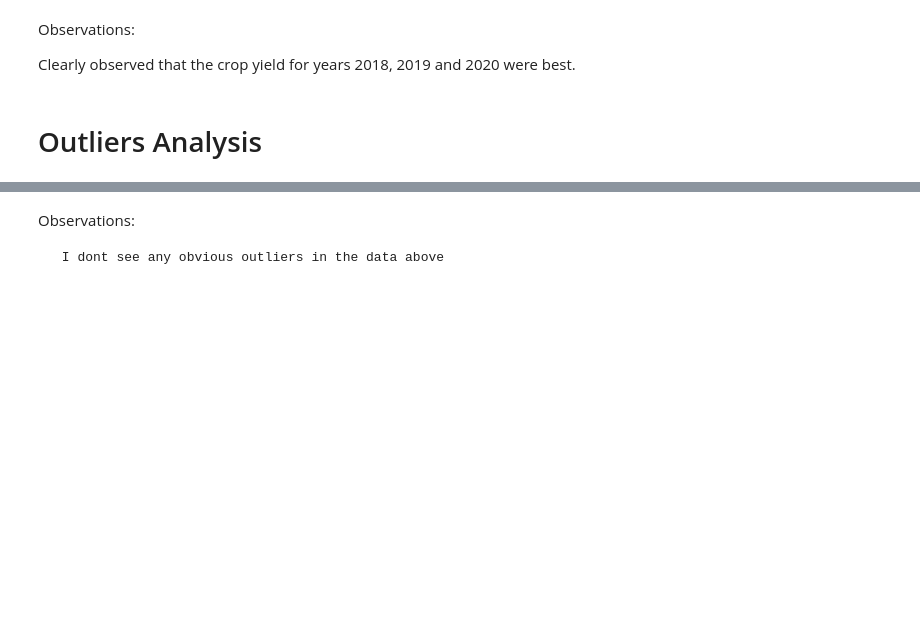
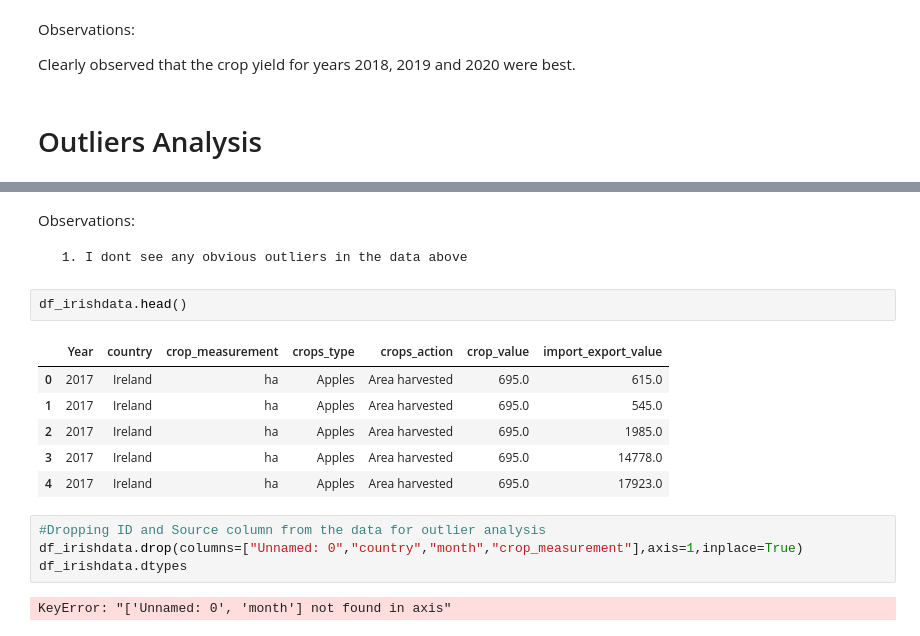
Before and after one commit to chrischukwuka2022/ca2-repo, a Jupyter notebook: CA2.Data_Analystic.ipynb, the cells around one changed output, grey strips where cells are left out. Cells and saved outputs as stored; diff of their text form; blank space fills up the shorter version.

```diff
--- a/CA2.Data_Analystic.ipynb
+++ b/CA2.Data_Analystic.ipynb
@@ -1399,4 +1640,19 @@ df_irishdata.describe()
 # %% [markdown]
 Observations:
 
-     I dont see any obvious outliers in the data above
+     1. I dont see any obvious outliers in the data above
+# %%
+df_irishdata.head()
+# %% [output]
+|  | Year | country | crop_measurement | crops_type | crops_action | crop_value | import_export_value |
+| 0 | 2017 | Ireland | ha | Apples | Area harvested | 695.0 | 615.0 |
+| 1 | 2017 | Ireland | ha | Apples | Area harvested | 695.0 | 545.0 |
+| 2 | 2017 | Ireland | ha | Apples | Area harvested | 695.0 | 1985.0 |
+| 3 | 2017 | Ireland | ha | Apples | Area harvested | 695.0 | 14778.0 |
+| 4 | 2017 | Ireland | ha | Apples | Area harvested | 695.0 | 17923.0 |
+# %%
+#Dropping ID and Source column from the data for outlier analysis
+df_irishdata.drop(columns=["Unnamed: 0","country","month","crop_measurement"],axis=1,inplace=True)
+df_irishdata.dtypes
+# %% [output]
+KeyError: "['Unnamed: 0', 'month'] not found in axis"
```
Also changed, not shown: parts of 64 cells of this notebook, 1 other file.
